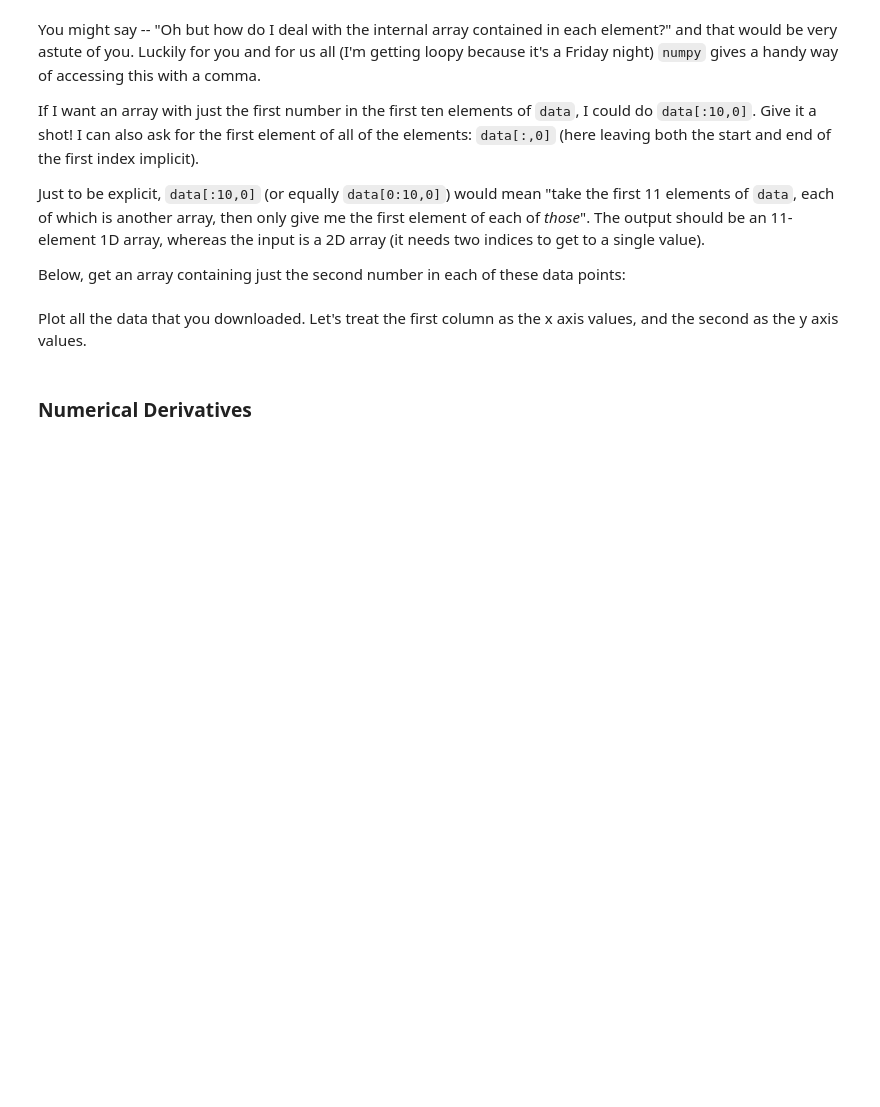
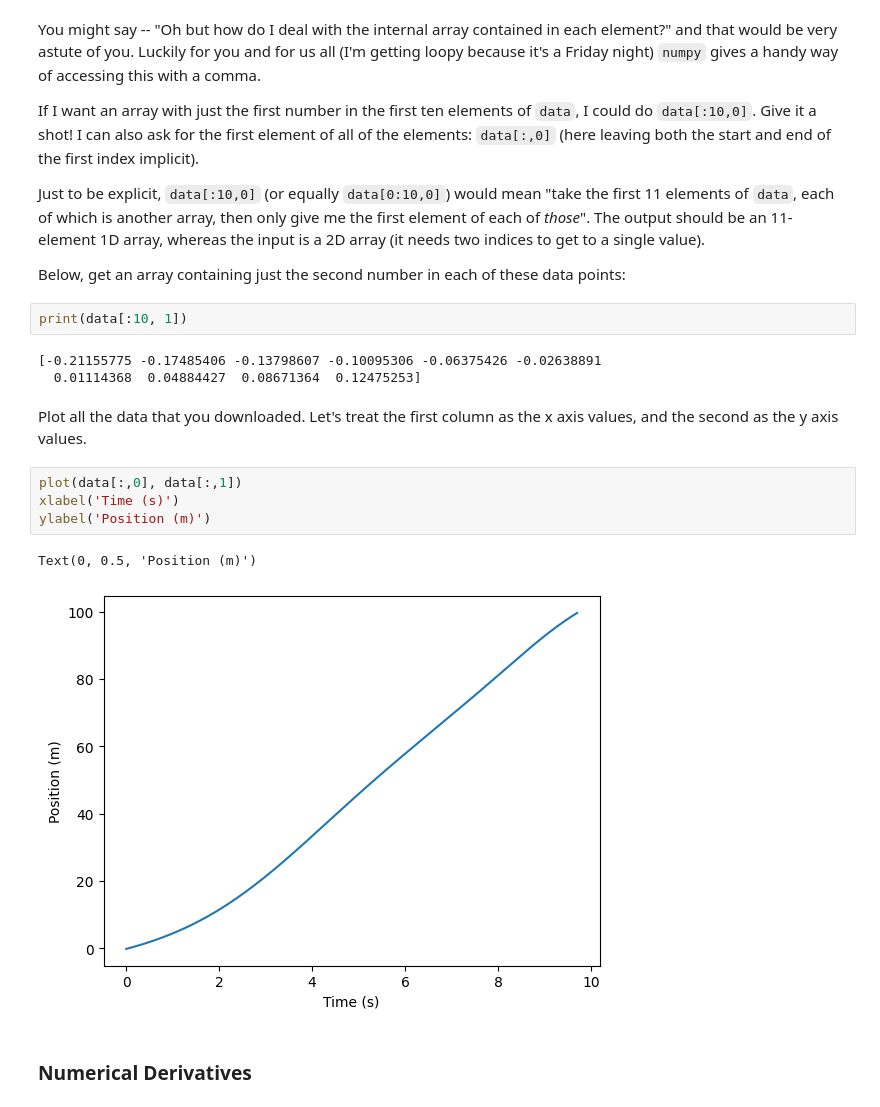
Before and after one commit to NathanW46/PHYS311_Fall2024, a Jupyter notebook: ComputationalHomework01.ipynb, the cells around one changed output. Cells and saved outputs as stored; diff of their text form; blank space fills up the shorter version.

```diff
--- a/ComputationalHomework01.ipynb
+++ b/ComputationalHomework01.ipynb
@@ -247,8 +328,20 @@ If I want an array with just the first number in the first ten elements of `data
 Just to be explicit, `data[:10,0]` (or equally `data[0:10,0]`) would mean "take the first 11 elements of `data`, each of which is another array, then only give me the first element of each of *those*". The output should be an 11-element 1D array, whereas the input is a 2D array (it needs two indices to get to a single value).
 
 Below, get an array containing just the second number in each of these data points:
+# %%
+print(data[:10, 1])
+# %% [output]
+[-0.21155775 -0.17485406 -0.13798607 -0.10095306 -0.06375426 -0.02638891
+  0.01114368  0.04884427  0.08671364  0.12475253]
 # %% [markdown]
 Plot all the data that you downloaded. Let's treat the first column as the x axis values, and the second as the y axis values.
+# %%
+plot(data[:,0], data[:,1])
+xlabel('Time (s)')
+ylabel('Position (m)')
+# %% [output]
+Text(0, 0.5, 'Position (m)')
+[figure, added]
 # %% [markdown]
 ### Numerical Derivatives
 # %% [markdown]
```
Also changed, not shown: parts of 18 cells of this notebook.
